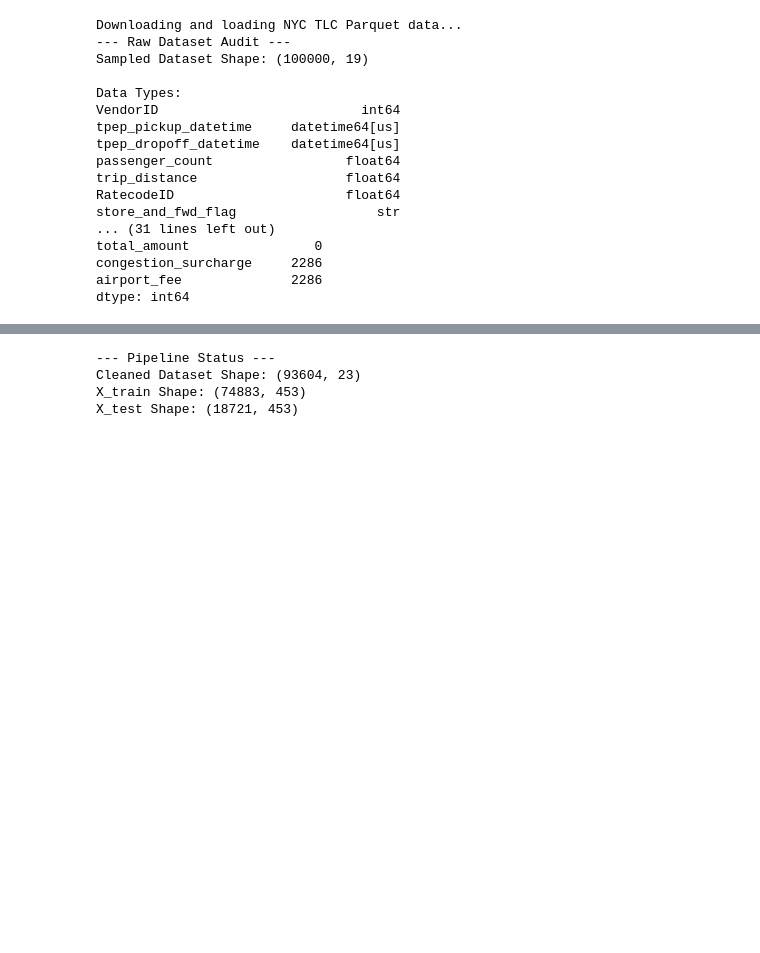
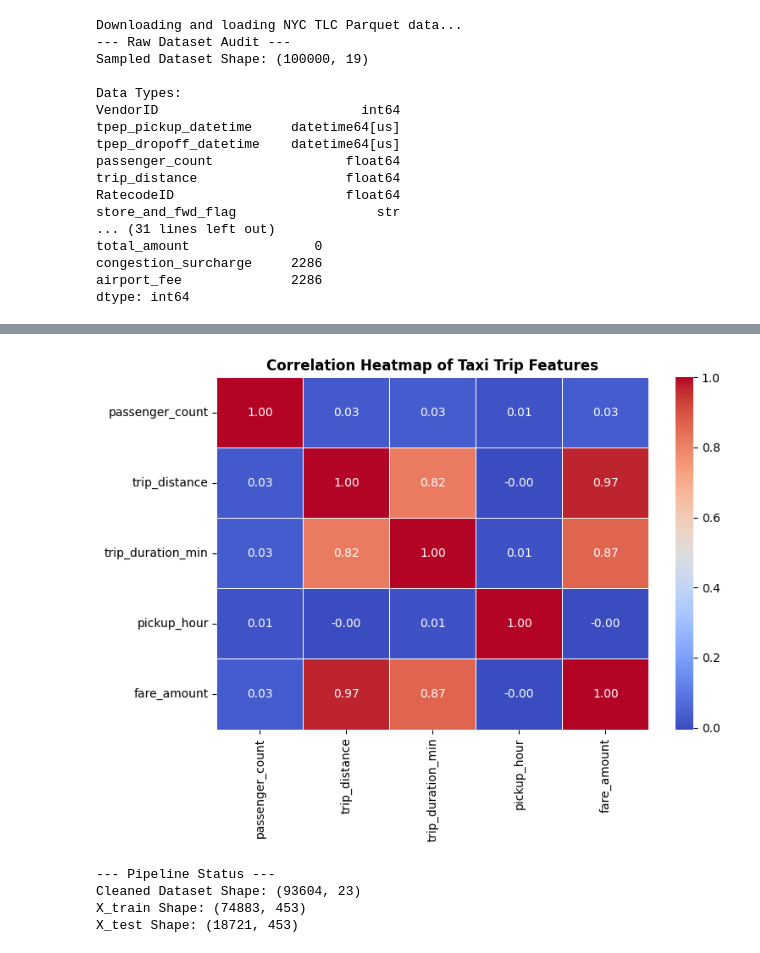
Before and after one commit to SAMYUKTHARAVICHANDRAN/AI-Based-Ride-Hailing-Demand-Prediction-and-Service-Optimization, a Jupyter notebook: notebooks/Review1.ipynb, the cells around one changed output, grey strips where cells are left out. Drawn from its saved outputs; the diff is of its cells as text; code cells hidden in the pictures; blank space fills up the shorter version.

```diff
--- a/notebooks/Review1.ipynb
+++ b/notebooks/Review1.ipynb
@@ -112,3 +154,15 @@ cat_features = ['PULocationID', 'DOLocationID', 'day_of_week', 'payment_type']
+# %%
+plt.figure(figsize=(8, 6))
+
+num_cols = ['passenger_count', 'trip_distance', 'trip_duration_min', 'pickup_hour', 'fare_amount']
+corr = df[num_cols].corr()
+
+sns.heatmap(corr, annot=True, cmap='coolwarm', fmt='.2f', linewidths=0.5)
+plt.title('Correlation Heatmap of Taxi Trip Features', fontsize=12, fontweight='bold')
+plt.tight_layout()
+plt.show()
+# %% [output]
+[figure, added]
 # %%
 # ==========================================
 # 4. PREPROCESSING & TRAIN-TEST SPLIT
```
Also changed, not shown: parts of 6 cells of this notebook.
